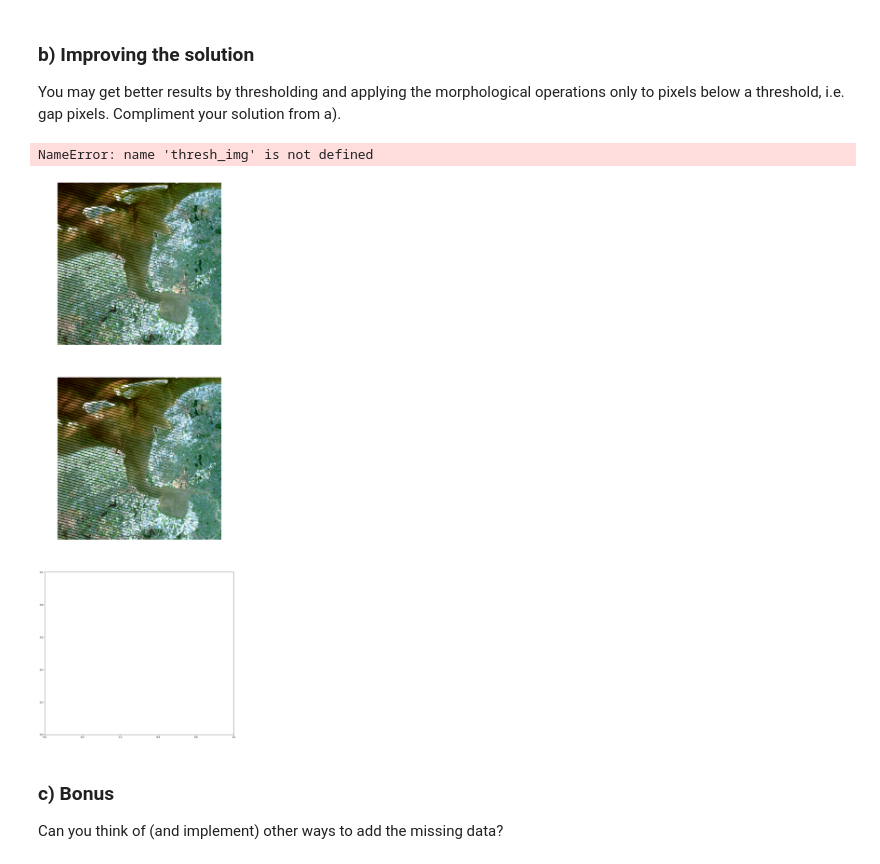
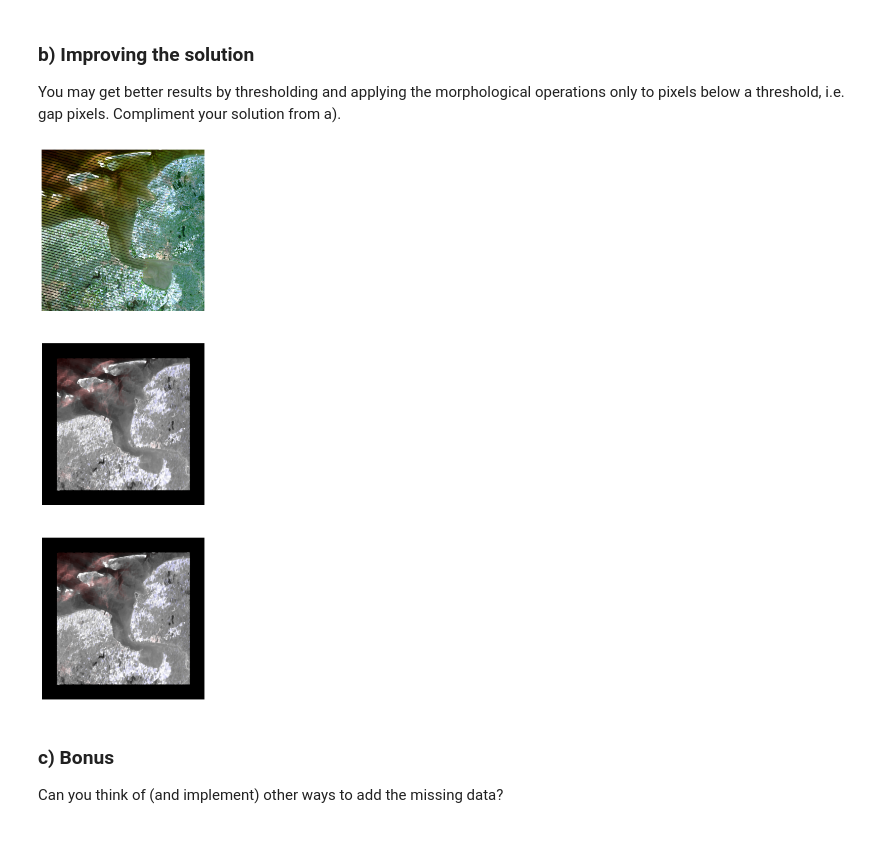
Before and after one commit to jebape/cv3_2021, a Jupyter notebook: Sheet 03/sheet03.ipynb, the cells around one changed output. Cells and saved outputs as stored; diff of their text form; code cells hidden in the pictures.

```diff
--- a/Sheet 03/sheet03.ipynb
+++ b/Sheet 03/sheet03.ipynb
@@ -316,36 +316,44 @@ You may get better results by thresholding and applying the morphological operat
 # %%
 %matplotlib inline
 import numpy as np
 import matplotlib.pyplot as plt
 import scipy.ndimage.morphology as morph
 import scipy.ndimage as ndimg
 from skimage import color
-from skimage.transform import rescale as rescale
+from skimage.transform import rescale, rotate
+from skimage.morphology import dilation, erosion
 from imageio import imread
 
 
 angle = 15
 thresh = .3
-struc_elem = np.ones((5,1), dtype=bool)
+struc_elem = np.ones((7,1,3), dtype=int)
+
+
 
 img = imread("images/landsat_stack2.png")
 img2 = img.copy()
 img3 = img.copy()
 
-# YOUR CODE HERE
-img = (img - np.min(img))/np.ptp(img)
-img3 = (img3 - np.min(img3))/np.ptp(img3)
+img2 = rotate(img2, angle=angle, resize=True)
 
+# img2 = dilation(img2, struc_elem)
+# img2 = erosion(img2)
+img2 = morph.grey_closing(img2, structure=struc_elem)
+img2 = rotate(img2, angle=-angle, resize=False)
 
-plt.figure(figsize=(15,45))
+img3 = rotate(img, angle=angle, resize=True)
+img3 = morph.grey_closing(img3, structure=struc_elem)
+thresh_img = rotate(img3, angle=-angle, resize=False)
+
+plt.figure(figsize=(10,20))
 plt.subplot(3,1,1); plt.imshow(img); plt.axis('off')
-plt.subplot(3,1,2); plt.imshow(img3); plt.axis('off')
+plt.subplot(3,1,2); plt.imshow(img2); plt.axis('off')
 plt.subplot(3,1,3); plt.imshow(thresh_img); plt.axis('off')
 plt.imshow(thresh_img)
 plt.show()
 # %% [output]
-NameError: name 'thresh_img' is not defined
-[figure, old version]
+[figure, new version]
 # %% [markdown]
 ### c) Bonus
 Can you think of (and implement) other ways to add the missing data?
```
Also changed, not shown: parts of 2 cells of this notebook.
